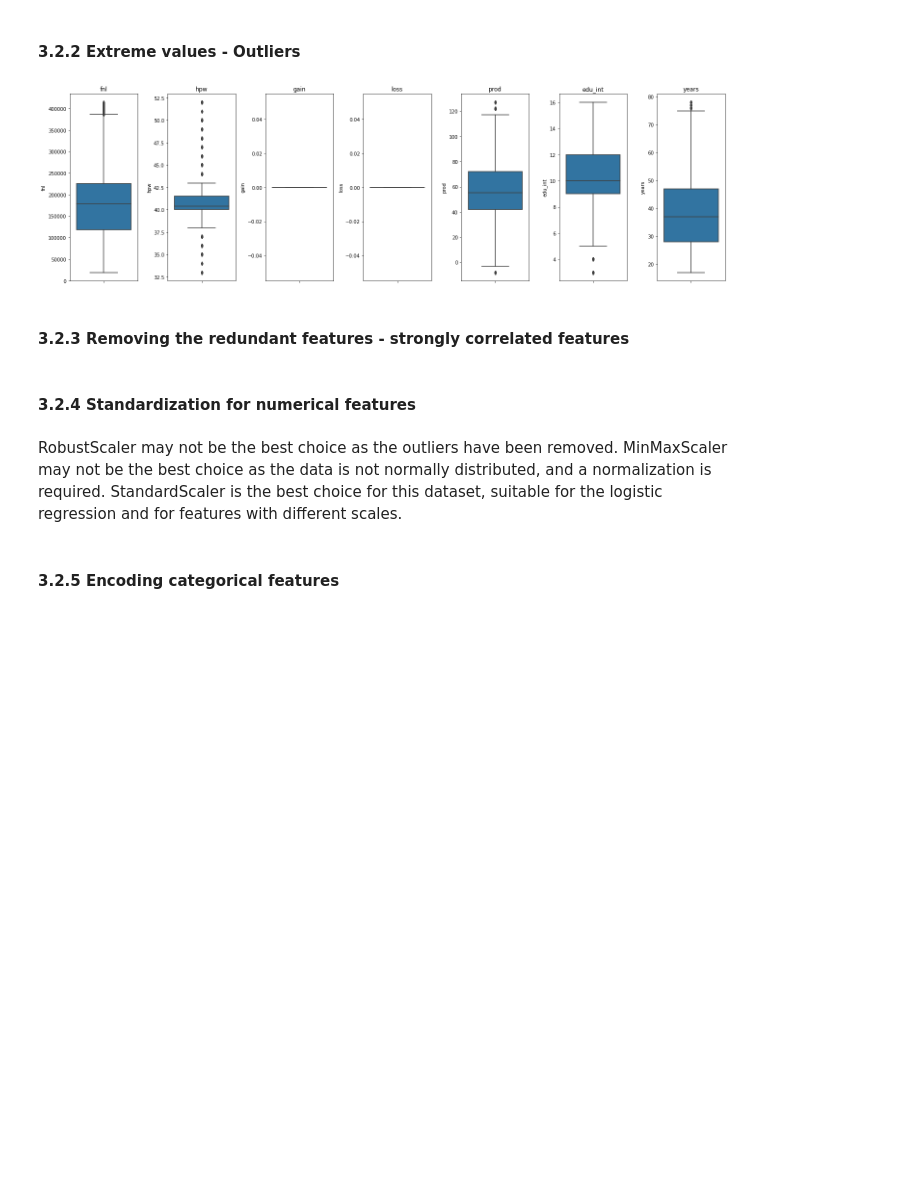
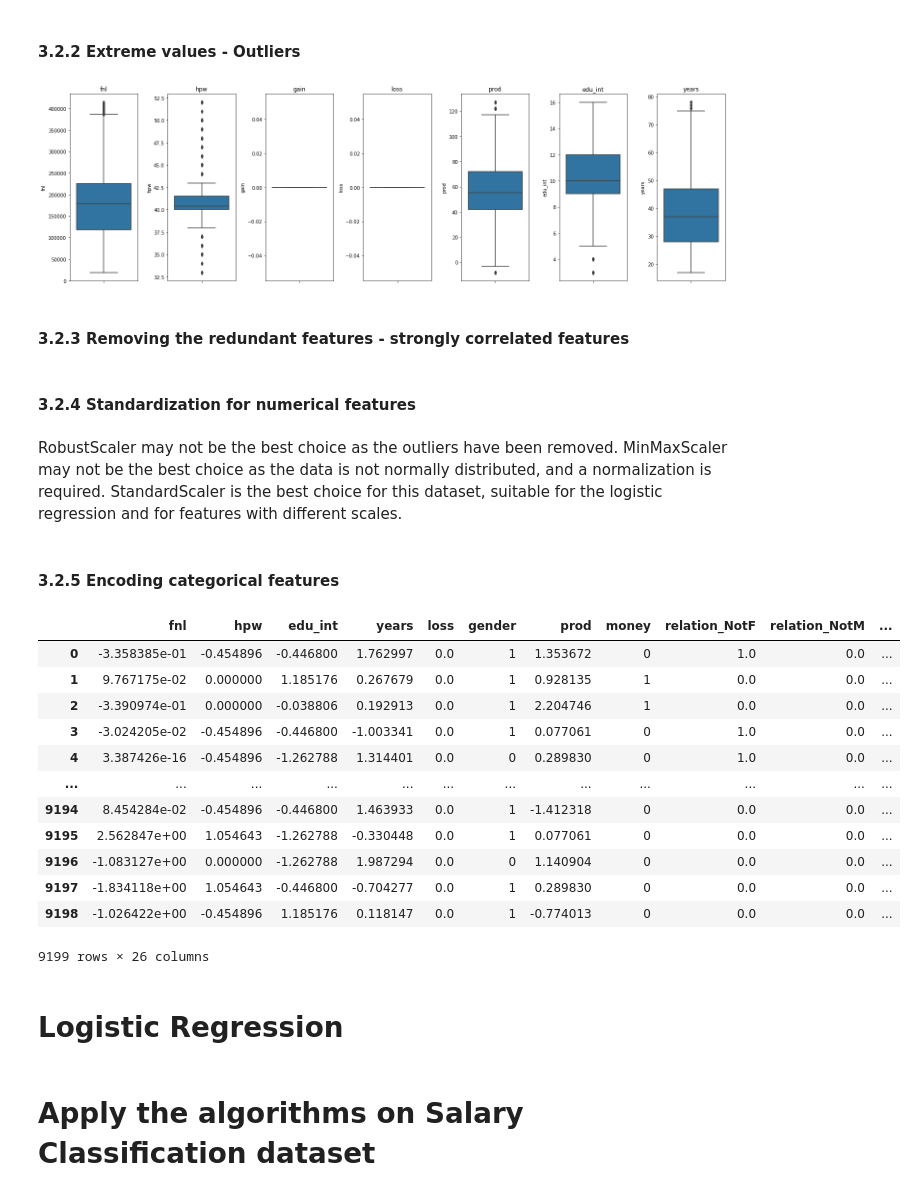
Before and after one commit to avramstefan/DS-Salary-AVC, a Jupyter notebook: main.ipynb, the cells around one changed output. Saved outputs shown, nothing was run; the diff lists cells and outputs as text; code cells hidden in the pictures; blank space fills up the shorter version.

```diff
--- a/main.ipynb
+++ b/main.ipynb
@@ -362,2 +369,67 @@ for feature in features["numerical"]["attributes"] + features["ordinal"]["attrib
+# %%
+standard_scaler = StandardScaler()
+
+for feature in features["numerical"]["attributes"] + features["ordinal"]["attributes"]:
+    salary_df[feature] = standard_scaler.fit_transform(salary_df[feature].values.reshape(-1, 1))
+    salary_train_df[feature] = standard_scaler.transform(salary_train_df[feature].values.reshape(-1, 1))
+    salary_test_df[feature] = standard_scaler.transform(salary_test_df[feature].values.reshape(-1, 1))
+
+# min_max_scaler = MinMaxScaler()
+
+# for feature in features["numerical"]["attributes"] + features["ordinal"]["attributes"]:
+#     salary_df[feature] = normalize(salary_df[feature].values.reshape(-1, 1))
+#     salary_train_df[feature] = normalize(salary_train_df[feature].values.reshape(-1, 1))
+#     salary_test_df[feature] = normalize(salary_test_df[feature].values.reshape(-1, 1))
+
+#     salary_df[feature] = min_max_scaler.fit_transform(salary_df[feature].values.reshape(-1, 1))
+#     salary_train_df[feature] = min_max_scaler.transform(salary_train_df[feature].values.reshape(-1, 1))
+#     salary_test_df[feature] = min_max_scaler.transform(salary_test_df[feature].values.reshape(-1, 1))
 # %% [markdown]
 #### 3.2.5 Encoding categorical features
+# %%
+# For binary features, I will use the LabelEncoder - this includes the target feature
+label_encoder = LabelEncoder()
+for feature in features["binary"]["attributes"]:
+    salary_df[feature] = label_encoder.fit_transform(salary_df[feature])
+    salary_train_df[feature] = label_encoder.fit_transform(salary_train_df[feature])
+    salary_test_df[feature] = label_encoder.fit_transform(salary_test_df[feature])
+
+# For the categorical features with less than 20 unique values, I will use the OneHotEncoder
+one_hot_encoder = OneHotEncoder(drop="first", sparse_output=False)
+for feature in features["categorical"]["attributes"]:
+    if feature in salary_df:
+        encoded = one_hot_encoder.fit_transform(salary_df[feature].values.reshape(-1, 1))
+        column_names = [f"{feature}_{category}" for category in one_hot_encoder.categories_[0][1:]]
+        encoded_df = pd.DataFrame(encoded, columns=column_names)
+        salary_df = pd.concat([salary_df.reset_index(drop=True), encoded_df.reset_index(drop=True)], axis=1)
+        salary_df = salary_df.drop(columns=[feature])
+
+        encoded_train = one_hot_encoder.fit_transform(salary_train_df[feature].values.reshape(-1, 1))
+        column_names = [f"{feature}_{category}" for category in one_hot_encoder.categories_[0][1:]]
+        encoded_train_df = pd.DataFrame(encoded_train, columns=column_names)
+        salary_train_df = pd.concat([salary_train_df.reset_index(drop=True), encoded_train_df.reset_index(drop=True)], axis=1)
+        salary_train_df = salary_train_df.drop(columns=[feature])
+
+        encoded_test = one_hot_encoder.fit_transform(salary_test_df[feature].values.reshape(-1, 1))
+        column_names = [f"{feature}_{category}" for category in one_hot_encoder.categories_[0][1:]]
+        encoded_test_df = pd.DataFrame(encoded_test, columns=column_names)
+        salary_test_df = pd.concat([salary_test_df.reset_index(drop=True), encoded_test_df.reset_index(drop=True)], axis=1)
+        salary_test_df = salary_test_df.drop(columns=[feature])
+
+salary_df
+# %% [output]
+|  | fnl | hpw | edu_int | years | loss | gender | prod | money | relation_NotF | relation_NotM | ... |
+| 0 | -3.358385e-01 | -0.454896 | -0.446800 | 1.762997 | 0.0 | 1 | 1.353672 | 0 | 1.0 | 0.0 | ... |
+| 1 | 9.767175e-02 | 0.000000 | 1.185176 | 0.267679 | 0.0 | 1 | 0.928135 | 1 | 0.0 | 0.0 | ... |
+| 2 | -3.390974e-01 | 0.000000 | -0.038806 | 0.192913 | 0.0 | 1 | 2.204746 | 1 | 0.0 | 0.0 | ... |
+| 3 | -3.024205e-02 | -0.454896 | -0.446800 | -1.003341 | 0.0 | 1 | 0.077061 | 0 | 1.0 | 0.0 | ... |
+| 4 | 3.387426e-16 | -0.454896 | -1.262788 | 1.314401 | 0.0 | 0 | 0.289830 | 0 | 1.0 | 0.0 | ... |
+| ... | ... | ... | ... | ... | ... | ... | ... | ... | ... | ... | ... |
+| 9194 | 8.454284e-02 | -0.454896 | -0.446800 | 1.463933 | 0.0 | 1 | -1.412318 | 0 | 0.0 | 0.0 | ... |
+| 9195 | 2.562847e+00 | 1.054643 | -1.262788 | -0.330448 | 0.0 | 1 | 0.077061 | 0 | 0.0 | 0.0 | ... |
+| 9196 | -1.083127e+00 | 0.000000 | -1.262788 | 1.987294 | 0.0 | 0 | 1.140904 | 0 | 0.0 | 0.0 | ... |
+| 9197 | -1.834118e+00 | 1.054643 | -0.446800 | -0.704277 | 0.0 | 1 | 0.289830 | 0 | 0.0 | 0.0 | ... |
+| 9198 | -1.026422e+00 | -0.454896 | 1.185176 | 0.118147 | 0.0 | 1 | -0.774013 | 0 | 0.0 | 0.0 | ... |
+9199 rows × 26 columns
+# %% [markdown]
+# Logistic Regression
@@ -363,0 +532,2 @@ for feature in features["numerical"]["attributes"] + features["ordinal"]["attrib
+# %% [markdown]
+# Apply the algorithms on Salary Classification dataset
```
Also changed, not shown: parts of 11 cells of this notebook.
